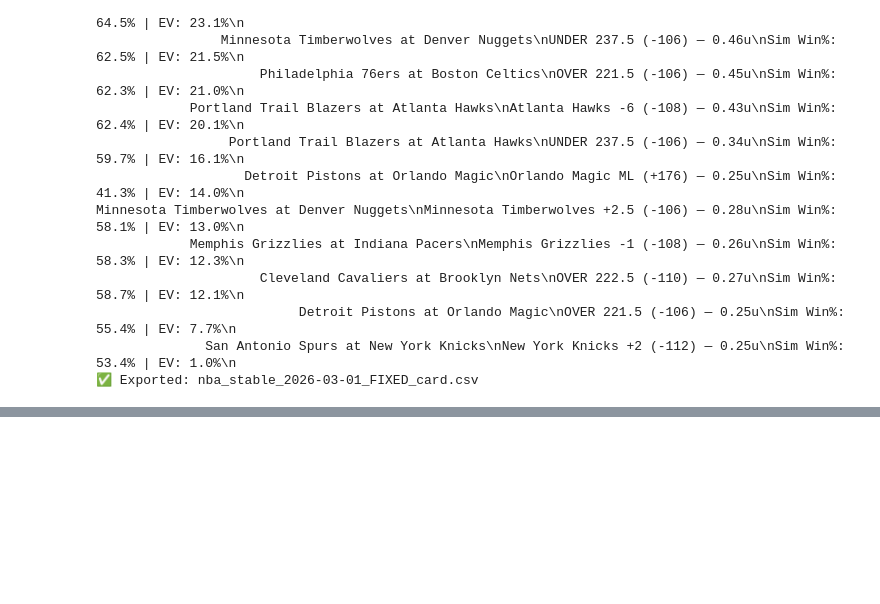
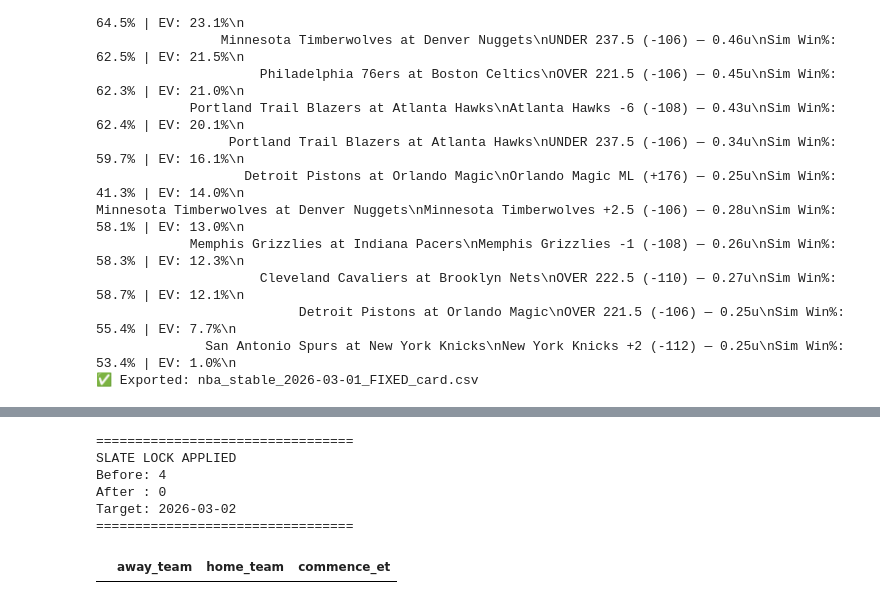
Before and after one commit to dchav12/New-stable-, a Jupyter notebook: NBA_STABLE.ipynb, the cells around one changed output, grey strips where cells are left out. Drawn from its saved outputs; the diff is of its cells as text; code cells hidden in the pictures; blank space fills up the shorter version.

```diff
--- a/NBA_STABLE.ipynb
+++ b/NBA_STABLE.ipynb
@@ -1168,0 +1721,38 @@ Minnesota Timberwolves at Denver Nuggets\nMinnesota Timberwolves +2.5 (-106) —
+# %%
+# ======================================
+# HARD SLATE LOCK — NBA 3/2 ONLY
+# ======================================
+
+TARGET_DATE = "2026-03-02"
+
+import pandas as pd
+
+# Ensure datetime
+games_df["commence_time"] = pd.to_datetime(games_df["commence_time"], utc=True)
+
+# Convert to Eastern (NBA logic)
+games_df["commence_et"] = games_df["commence_time"].dt.tz_convert("US/Eastern")
+
+games_df["game_date"] = games_df["commence_et"].dt.strftime("%Y-%m-%d")
+
+# STRICT FILTER
+before = len(games_df)
+games_df = games_df[games_df["game_date"] == TARGET_DATE].copy()
+after = len(games_df)
+
+print("=================================")
+print("SLATE LOCK APPLIED")
+print("Before:", before)
+print("After :", after)
+print("Target:", TARGET_DATE)
+print("=================================")
+
+games_df[["away_team","home_team","commence_et"]]
+# %% [output]
+=================================
+SLATE LOCK APPLIED
+Before: 4
+After : 0
+Target: 2026-03-02
+=================================
+|  | away_team | home_team | commence_et |
```
Also changed, not shown: parts of 12 cells of this notebook.
